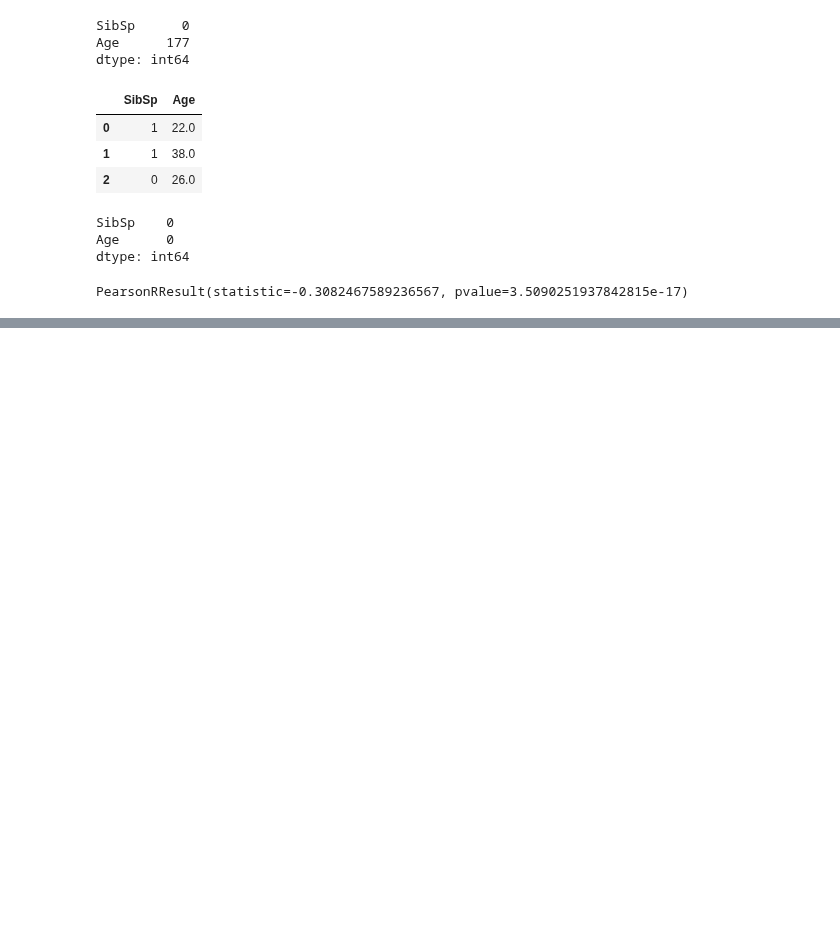
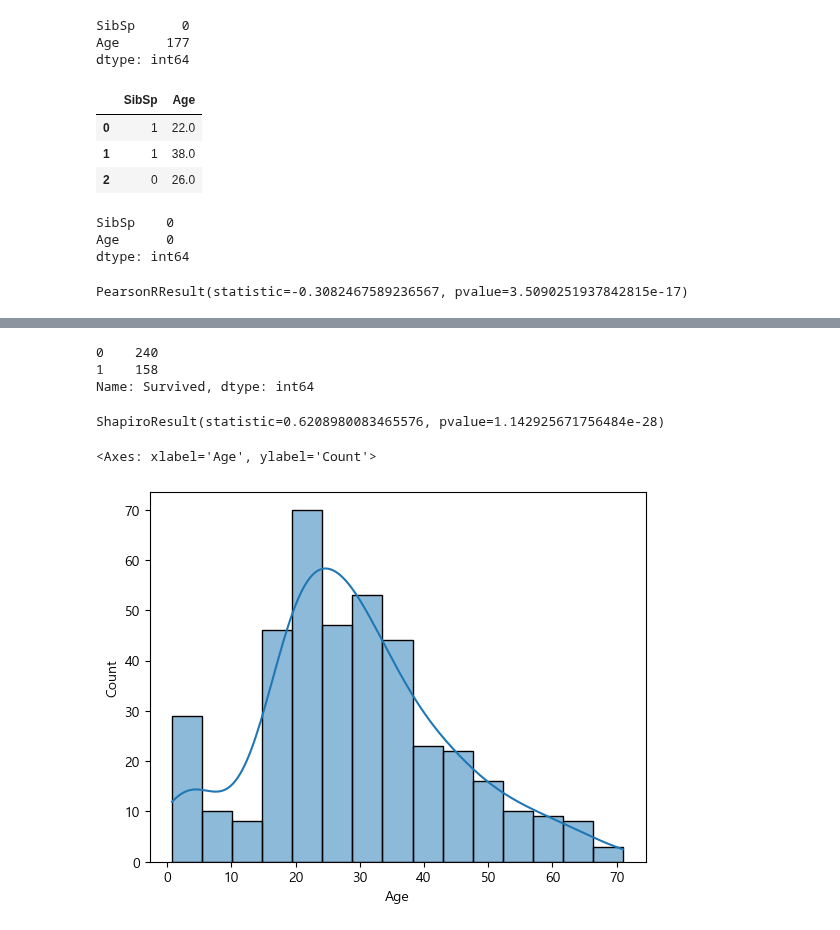
Before and after one commit to estskyway/study_data_analytics, a Jupyter notebook: codes/CDA/itanicFromDisaster_train_CDA_quests.ipynb, the cells around one changed output, grey strips where cells are left out. Saved outputs shown, nothing was run; the diff lists cells and outputs as text; code cells hidden in the pictures; blank space fills up the shorter version.

```diff
--- a/codes/CDA/itanicFromDisaster_train_CDA_quests.ipynb
+++ b/codes/CDA/itanicFromDisaster_train_CDA_quests.ipynb
@@ -145,0 +211,4 @@ PearsonRResult(statistic=-0.3082467589236567, pvalue=3.5090251937842815e-17)
+# %%
+df_TFD_Pclass = df_TFD[['Sex', 'Survived']]
+df_TFD_Pclass = df_TFD_Pclass[:500]
+df_TFD_Pclass
@@ -145,0 +250,4 @@ PearsonRResult(statistic=-0.3082467589236567, pvalue=3.5090251937842815e-17)
+# %%
+df_TFD_Age = df_TFD[['Age', 'Survived']]
+df_TFD_Age = df_TFD_Pclass[:500]
+df_TFD_Age
@@ -145,0 +274,3 @@ PearsonRResult(statistic=-0.3082467589236567, pvalue=3.5090251937842815e-17)
+# %%
+df_TFD_Age = df_TFD_Age.dropna().copy()
+df_TFD_Age
@@ -145,0 +291,15 @@ PearsonRResult(statistic=-0.3082467589236567, pvalue=3.5090251937842815e-17)
+# %%
+df_TFD_Age['Survived'].value_counts()
+# %% [output]
+0    240
+1    158
+Name: Survived, dtype: int64
+# %%
+stats.shapiro(df_TFD_Age['Survived'])
+# %% [output]
+ShapiroResult(statistic=0.6208980083465576, pvalue=1.142925671756484e-28)
+# %%
+sns.histplot(data=df_TFD_Age, x='Age', kde=True)
+# %% [output]
+<Axes: xlabel='Age', ylabel='Count'>
+[figure, added]
```
Also changed, not shown: parts of 20 cells of this notebook, 2 other files.
